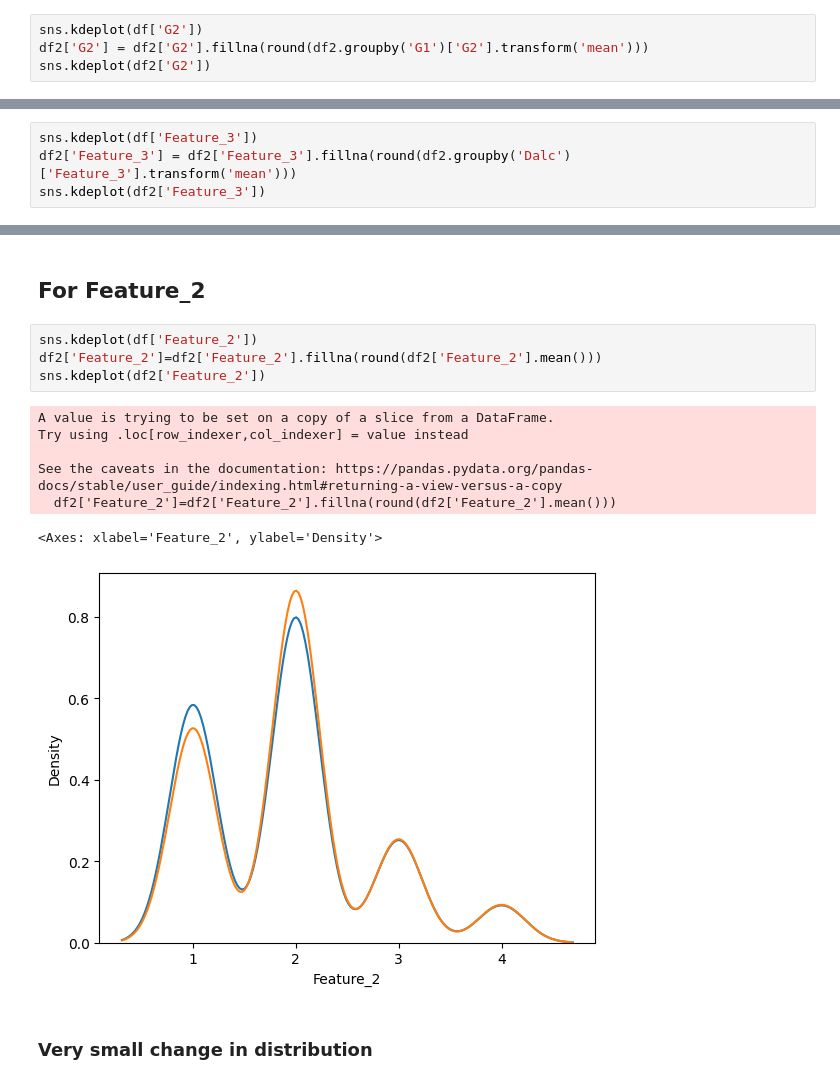
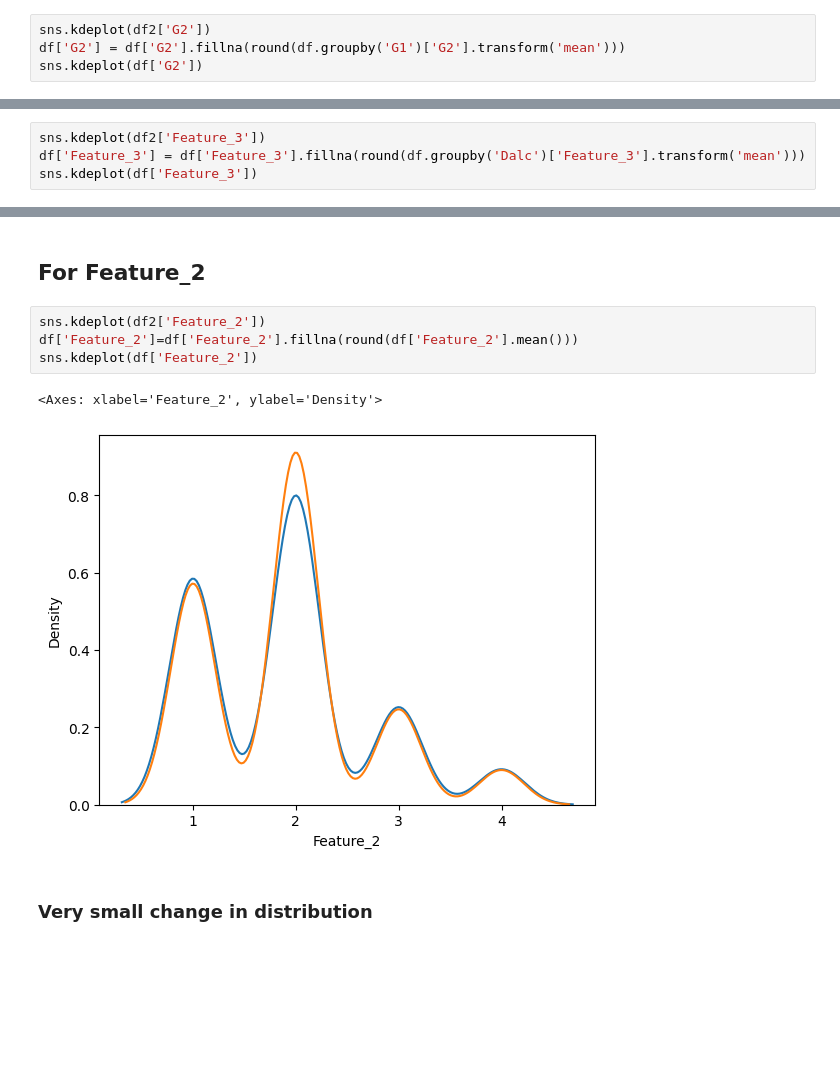
Before and after one commit to mantis2404/CampusPulse-and-LangGraph, a Jupyter notebook: CampusPulse.ipynb, the cells around one changed output, grey strips where cells are left out. Cells and saved outputs as stored; diff of their text form; blank space fills up the shorter version.

```diff
--- a/CampusPulse.ipynb
+++ b/CampusPulse.ipynb
@@ -242,7 +244,7 @@ corr_matrix
 # %% [markdown]
 ## For G2
 # %%
+sns.kdeplot(df2['G2'])
+df['G2'] = df['G2'].fillna(round(df.groupby('G1')['G2'].transform('mean')))
 sns.kdeplot(df['G2'])
-df2['G2'] = df2['G2'].fillna(round(df2.groupby('G1')['G2'].transform('mean')))
-sns.kdeplot(df2['G2'])
 # %% [output]
@@ -258,9 +255,9 @@ See the caveats in the documentation: https://pandas.pydata.org/pandas-docs/stab
 # %% [markdown]
 ## For Feature_3
 # %%
+sns.kdeplot(df2['Feature_3'])
+df['Feature_3'] = df['Feature_3'].fillna(round(df.groupby('Dalc')['Feature_3'].transform('mean')))
 sns.kdeplot(df['Feature_3'])
-df2['Feature_3'] = df2['Feature_3'].fillna(round(df2.groupby('Dalc')['Feature_3'].transform('mean')))
-sns.kdeplot(df2['Feature_3'])
 # %% [output]
 <Axes: xlabel='Feature_3', ylabel='Density'>
 [figure]
@@ -269,17 +266,12 @@ sns.kdeplot(df2['Feature_3'])
 # %% [markdown]
 ## For Feature_2
 # %%
+sns.kdeplot(df2['Feature_2'])
+df['Feature_2']=df['Feature_2'].fillna(round(df['Feature_2'].mean()))
 sns.kdeplot(df['Feature_2'])
-df2['Feature_2']=df2['Feature_2'].fillna(round(df2['Feature_2'].mean()))
-sns.kdeplot(df2['Feature_2'])
 # %% [output]
-A value is trying to be set on a copy of a slice from a DataFrame.
-Try using .loc[row_indexer,col_indexer] = value instead
-
-See the caveats in the documentation: https://pandas.pydata.org/pandas-docs/stable/user_guide/indexing.html#returning-a-view-versus-a-copy
-  df2['Feature_2']=df2['Feature_2'].fillna(round(df2['Feature_2'].mean()))
+<Axes: xlabel='Feature_2', ylabel='Density'>
-<Axes: xlabel='Feature_2', ylabel='Density'>
-[figure, old version]
+[figure, new version]
 # %% [markdown]
 ### Very small change in distribution
 # %% [markdown]
```
Also changed, not shown: parts of 38 cells of this notebook.
